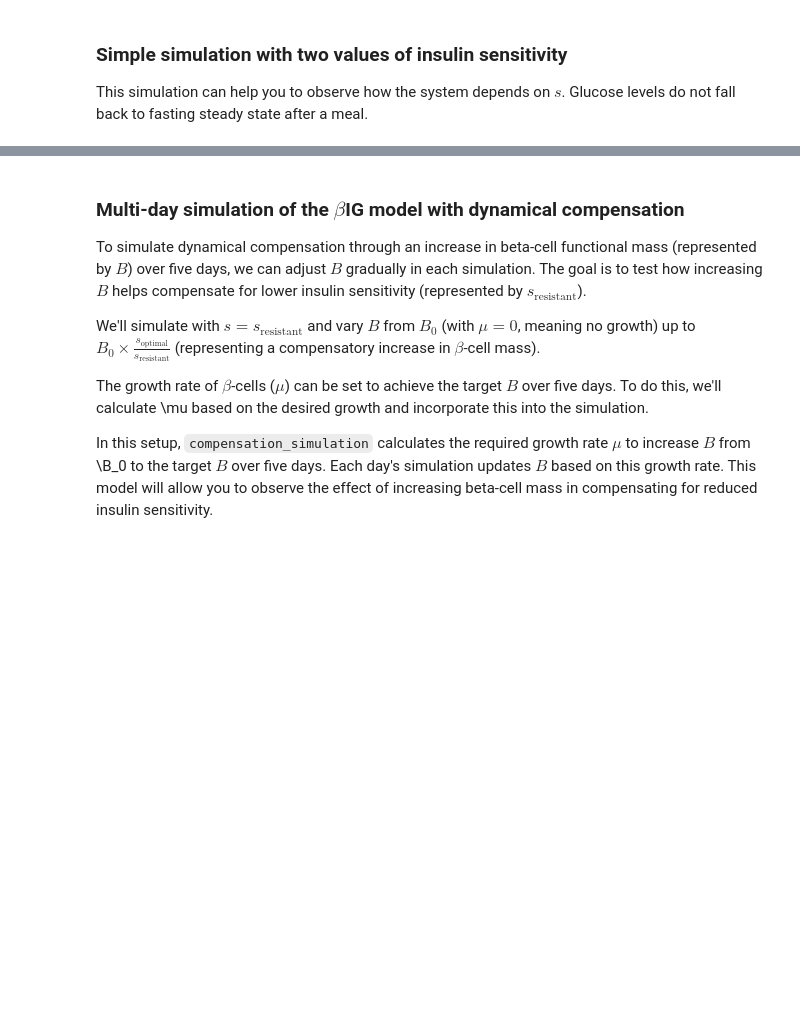
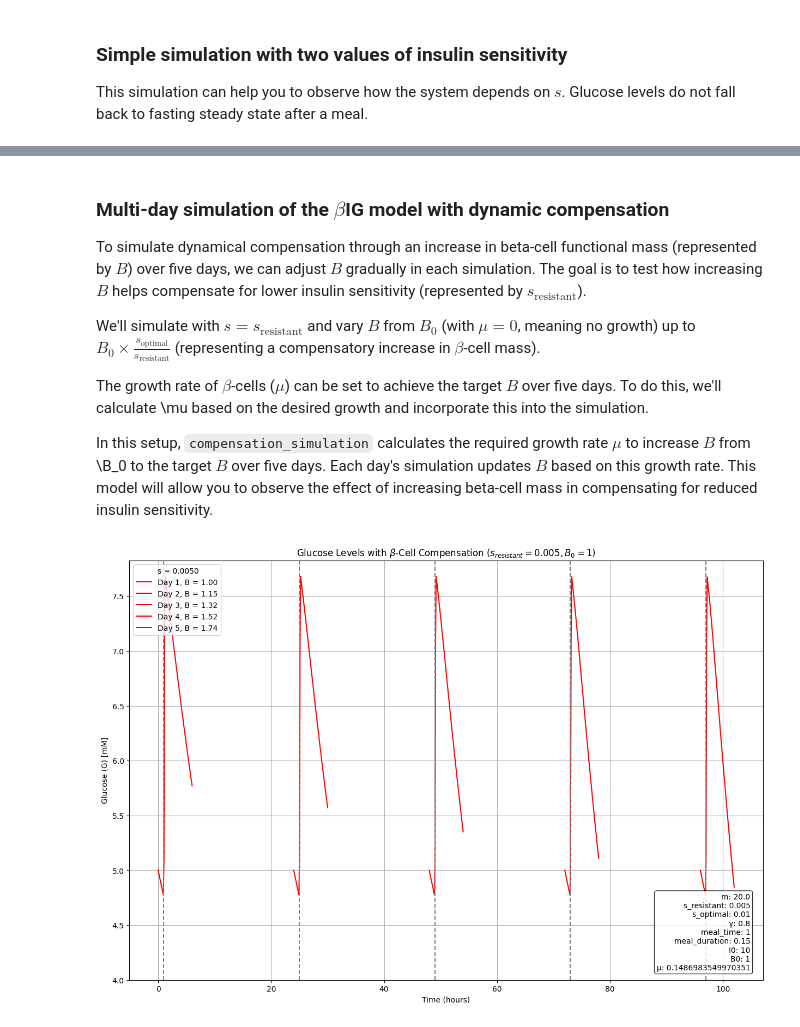
Before and after one commit to amoyag/Biofisica, a Jupyter notebook: session4_BIGmodel_dynamicalcompensation.ipynb, the cells around one changed output, grey strips where cells are left out. Cells and saved outputs as stored; diff of their text form; code cells hidden in the pictures; blank space fills up the shorter version.

```diff
--- a/session4_BIGmodel_dynamicalcompensation.ipynb
+++ b/session4_BIGmodel_dynamicalcompensation.ipynb
@@ -321,5 +391,5 @@ run_extended_simulation_s(m=20.0, s_values=[s_optimal, s_resistant], gamma=0.8,
 # %% [markdown]
-### Multi-day simulation of the $\beta$IG model with dynamical compensation
+### Multi-day simulation of the $\beta$IG model with dynamic compensation
 To simulate dynamical compensation through an increase in beta-cell functional mass (represented by $B$) over five days, we can adjust $B$ gradually in each simulation. The goal is to test how increasing $B$ helps compensate for lower insulin sensitivity (represented by $s_{\text{resistant}}$).
 
 We'll simulate with $s = s_{\text{resistant}}$ and vary $B$ from $B_0$ (with $\mu = 0$, meaning no growth) up to $B_0 \times \frac{s_{\text{optimal}}}{s_{\text{resistant}}}$ (representing a compensatory increase in $\beta$-cell mass).
@@ -375,5 +400,8 @@ def compensation_simulation(m, s_resistant, gamma, meal_time, meal_duration, I0,
 # %%
+#@title Multi-day with dynamic compensation
 # Example usage with s_resistant over 5 days and compensatory beta-cell growth
 s_optimal = 0.01  # Optimal insulin sensitivity
 s_resistant = 0.005  # Lower insulin sensitivity
-compensation_simulation(m=20.0, s_resistant=s_resistant, gamma=0.8, meal_time=1, meal_duration=0.15, I0=10, B0=1, num_days=5, s_optimal=s_optimal)
+compensation_simulation(m=20.0, s_resistant=s_resistant, s_optimal=s_optimal, gamma=0.8, meal_time=1, meal_duration=0.15, I0=10, B0=1, num_days=5)
+# %% [output]
+[figure, added]
```
Also changed, not shown: parts of 17 cells of this notebook.
